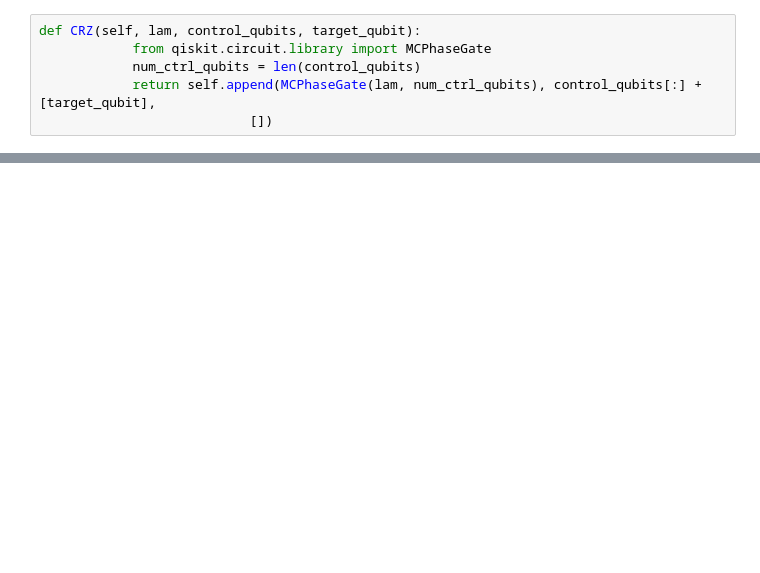
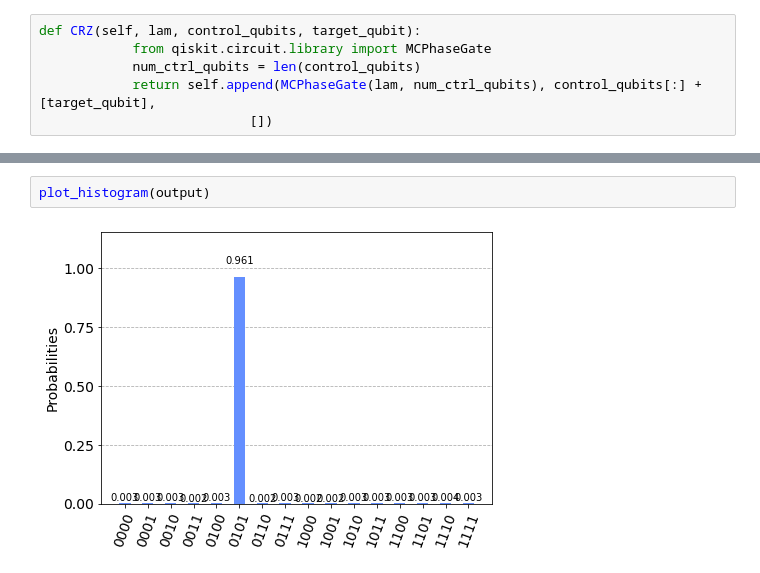
Before and after one commit to theheavygluon/QuantumComputingPrereqs, a Jupyter notebook: QuantAlgs/Documentation_v1.ipynb, the cells around one changed output, grey strips where cells are left out. Drawn from its saved outputs; the diff is of its cells as text; blank space fills up the shorter version.

```diff
--- a/QuantAlgs/Documentation_v1.ipynb
+++ b/QuantAlgs/Documentation_v1.ipynb
@@ -373,0 +495,4 @@ plot_histogram(a[1].get_counts(a[2]))
+# %%
+plot_histogram(output)
+# %% [output]
+[figure, added]
```
Also changed, not shown: parts of 16 cells of this notebook, 4 other files.
